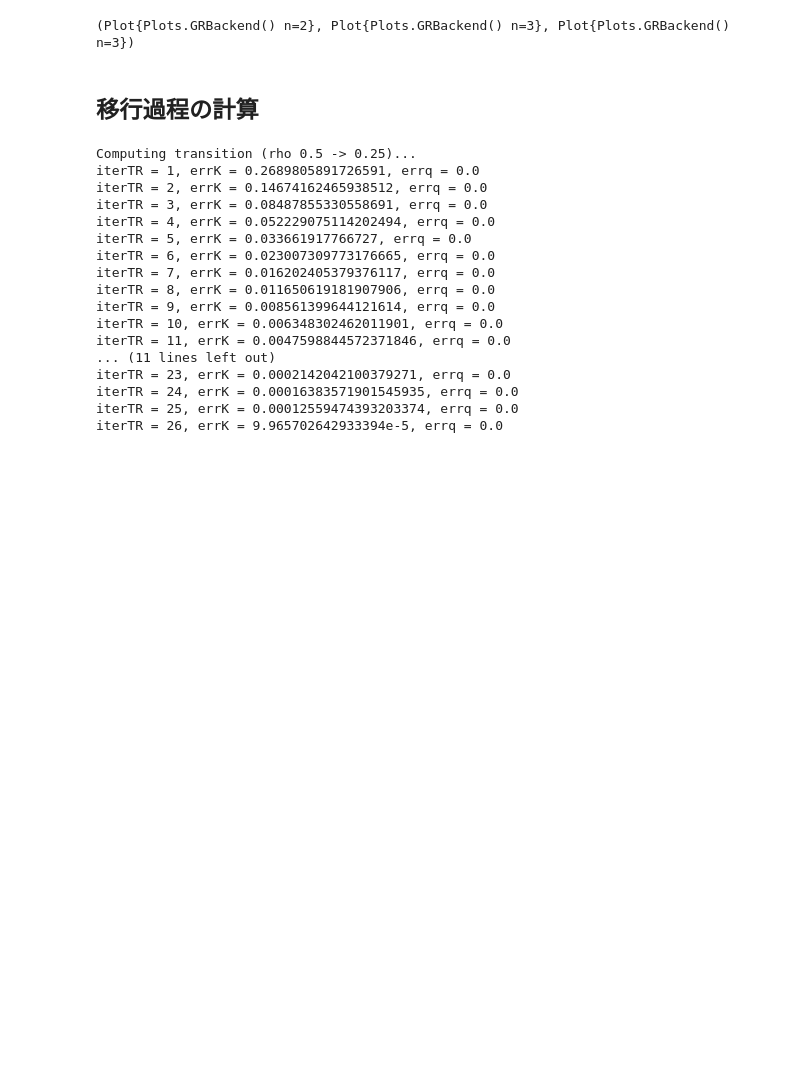
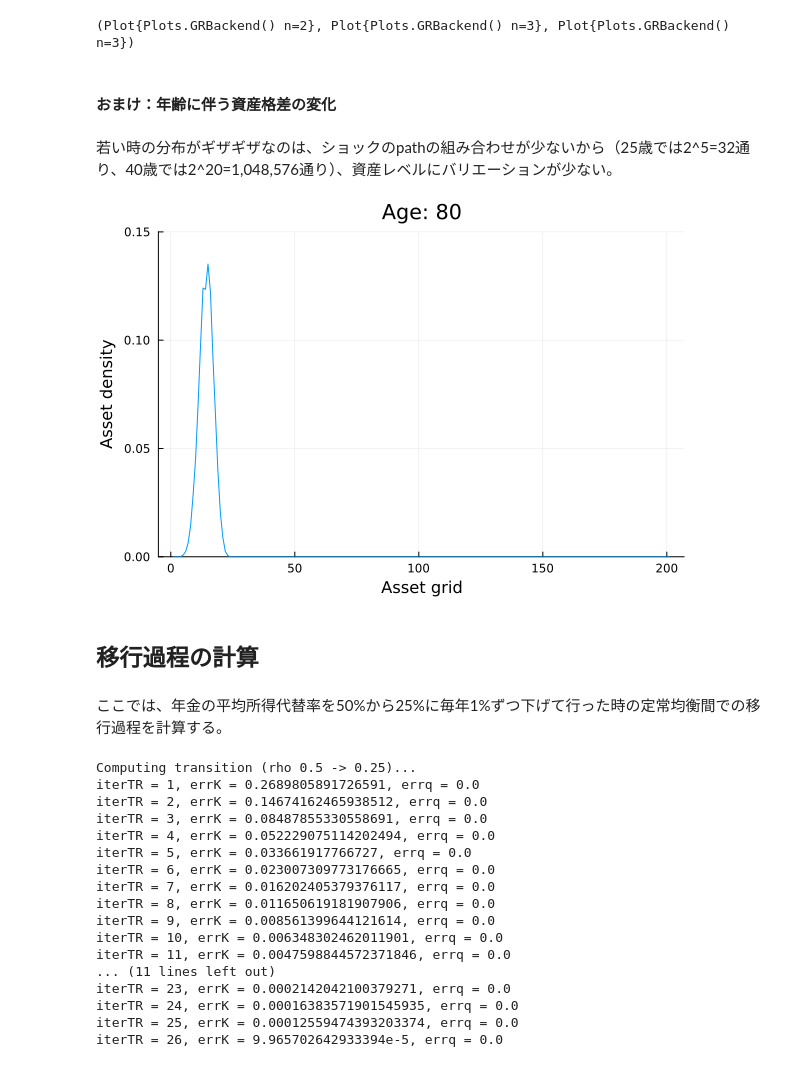
Before and after one commit to mizuhirosuzuki/quant_macro_study_group, a Jupyter notebook: Ch6/run_olg_stochastic.ipynb, the cells around one changed output. Drawn from its saved outputs; the diff is of its cells as text; code cells hidden in the pictures; blank space fills up the shorter version.

```diff
--- a/Ch6/run_olg_stochastic.ipynb
+++ b/Ch6/run_olg_stochastic.ipynb
@@ -132,8 +160,35 @@ Solving final steady state   (rho=0.25)...
 6 errK=0.0033729001677569315 errq=0.0  K=6.83781957406415 q=0.0
 converged at iter 7: K=6.83781957406415 q=0.0
 (Plot{Plots.GRBackend() n=2}, Plot{Plots.GRBackend() n=3}, Plot{Plots.GRBackend() n=3})
+# %% [markdown]
+#### おまけ：年齢に伴う資産格差の変化
+# %% [markdown]
+若い時の分布がギザギザなのは、ショックのpathの組み合わせが少ないから（25歳では2^5=32通り、40歳では2^20=1,048,576通り）、資産レベルにバリエーションが少ない。
+# %%
+anim = Animation()
+for age_id in 1:m_ss0.Nj
+
+    current_plot = plot(
+        1:m_ss0.Na,
+        vec(sum(mea_SS0[age_id, :, :], dims=1)) / sum(mea_SS0[age_id, :, :]),
+        ylims = (0, 0.15),
+        title = "Age: $(age_id + 19)",
+        label = ""
+        )
+    xlabel!("Asset grid")
+    ylabel!("Asset density")
+    display(current_plot)
+    sleep(0.1)
+    frame(anim)
+    IJulia.clear_output(true)
+
+end
+# %% [output]
+[figure, added]
 # %% [markdown]
 ## 移行過程の計算
+# %% [markdown]
+ここでは、年金の平均所得代替率を50\%から25\%に毎年1\%ずつ下げて行った時の定常均衡間での移行過程を計算する。
 # %%
 
 # ==================== #
```
Also changed, not shown: parts of 10 cells of this notebook, 1 other file.
